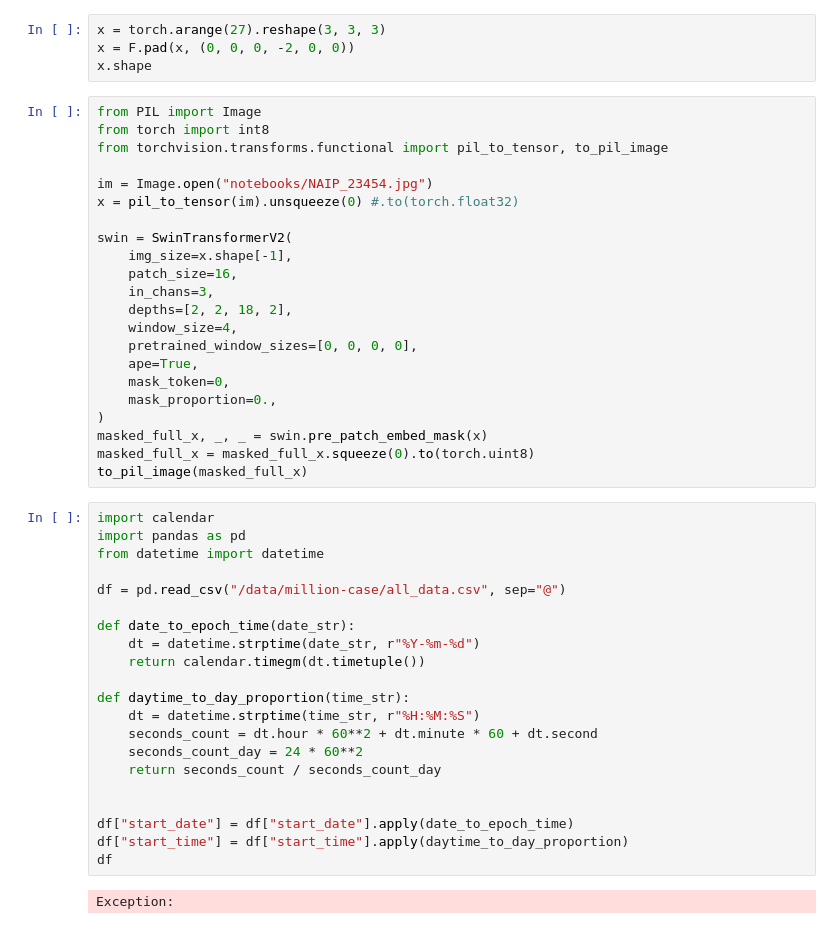
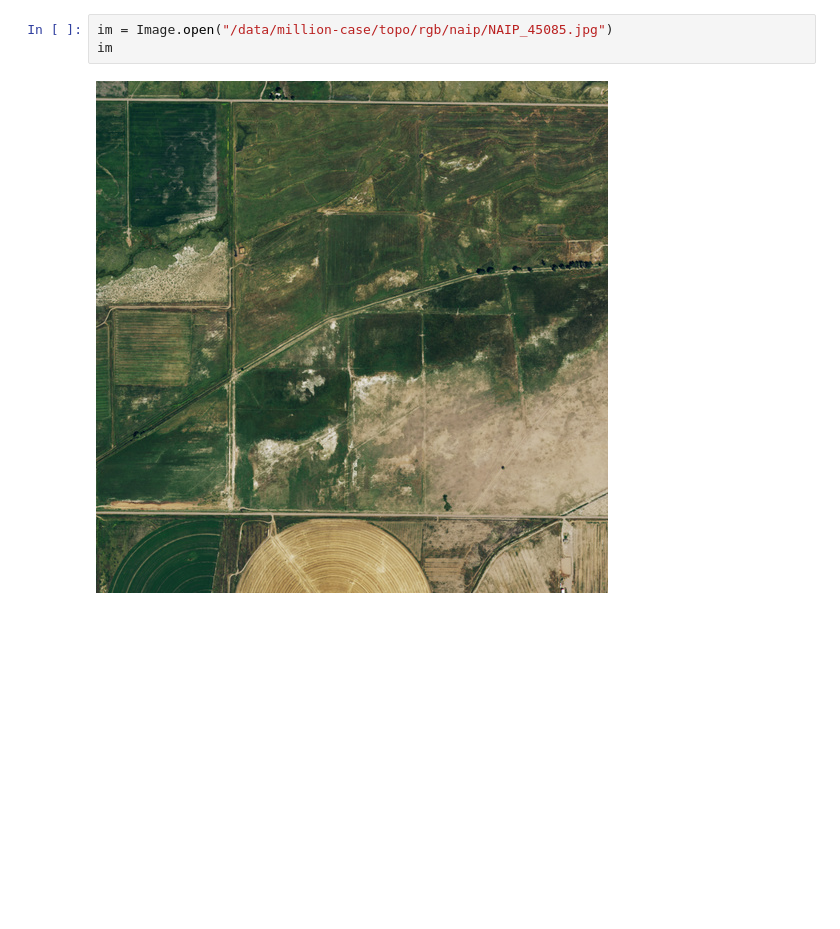
Before and after one commit to charlescohanlon/sarformer, a Jupyter notebook: notebooks/playground.ipynb, the cells around one changed output. Cells and saved outputs as stored; diff of their text form; blank space fills up the shorter version.

```diff
--- a/notebooks/playground.ipynb
+++ b/notebooks/playground.ipynb
@@ -52,49 +8,5 @@ sum(times) / len(times)
-# %%
-x = torch.arange(27).reshape(3, 3, 3)
-x = F.pad(x, (0, 0, 0, -2, 0, 0))
-x.shape
-# %%
-from PIL import Image
-from torch import int8
-from torchvision.transforms.functional import pil_to_tensor, to_pil_image
-
-im = Image.open("notebooks/NAIP_23454.jpg")
-x = pil_to_tensor(im).unsqueeze(0) #.to(torch.float32)
-
-swin = SwinTransformerV2(
-    img_size=x.shape[-1],
-    patch_size=16,
-    in_chans=3,
-    depths=[2, 2, 18, 2],
-    window_size=4,
-    pretrained_window_sizes=[0, 0, 0, 0],
-    ape=True,
-    mask_token=0,
-    mask_proportion=0.,
-)
-masked_full_x, _, _ = swin.pre_patch_embed_mask(x)
-masked_full_x = masked_full_x.squeeze(0).to(torch.uint8)
-to_pil_image(masked_full_x)
-# %%
-import calendar
-import pandas as pd
-from datetime import datetime
-
-df = pd.read_csv("/data/million-case/all_data.csv", sep="@")
-
-def date_to_epoch_time(date_str):
-    dt = datetime.strptime(date_str, r"%Y-%m-%d")
-    return calendar.timegm(dt.timetuple())
-
-def daytime_to_day_proportion(time_str):
-    dt = datetime.strptime(time_str, r"%H:%M:%S")
-    seconds_count = dt.hour * 60**2 + dt.minute * 60 + dt.second
-    seconds_count_day = 24 * 60**2
-    return seconds_count / seconds_count_day
-
-
-df["start_date"] = df["start_date"].apply(date_to_epoch_time)
-df["start_time"] = df["start_time"].apply(daytime_to_day_proportion)
-df
-# %% [output]
-Exception:
+# %%
+im = Image.open("/data/million-case/topo/rgb/naip/NAIP_45085.jpg")
+im
+# %% [output]
+[figure, added]
```
Also changed, not shown: parts of 8 cells of this notebook, 11 other files.
